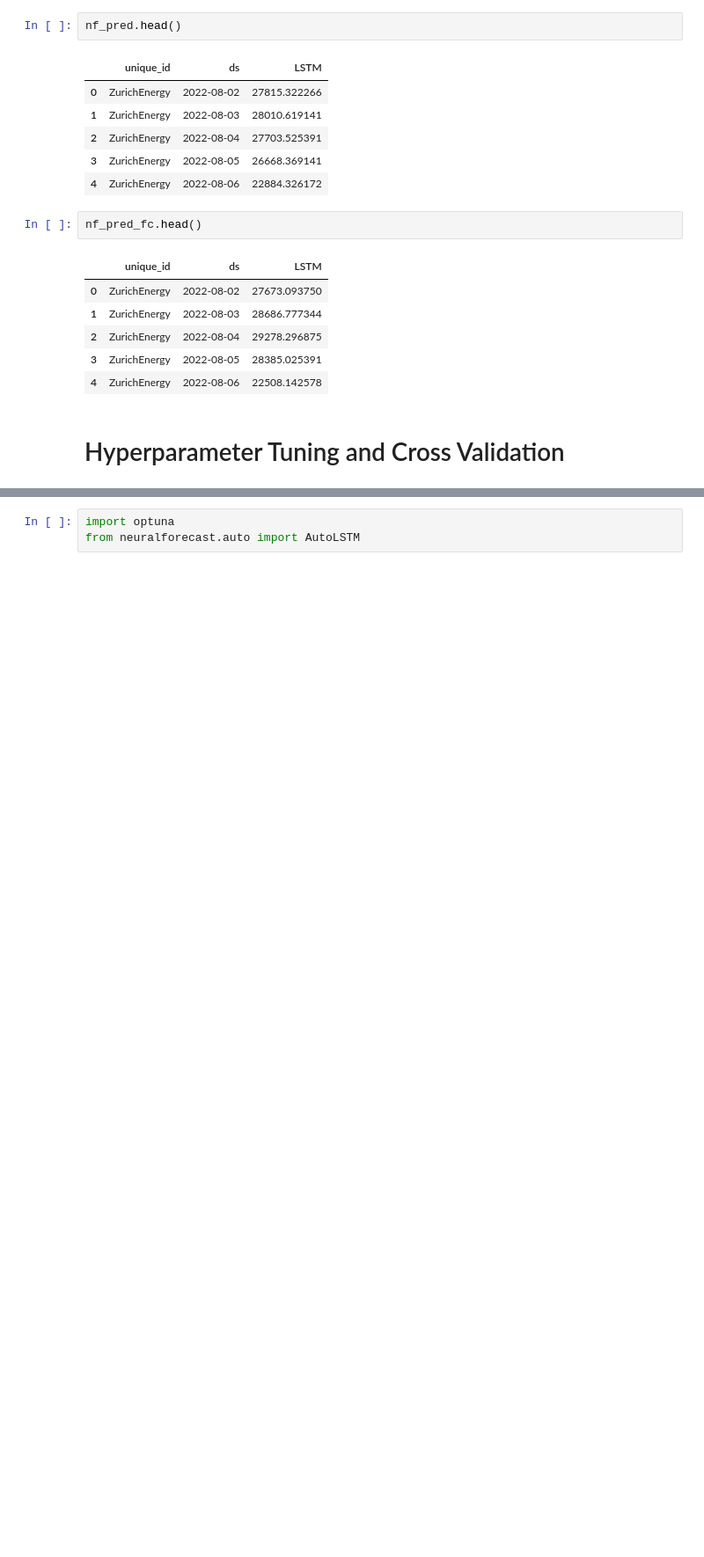
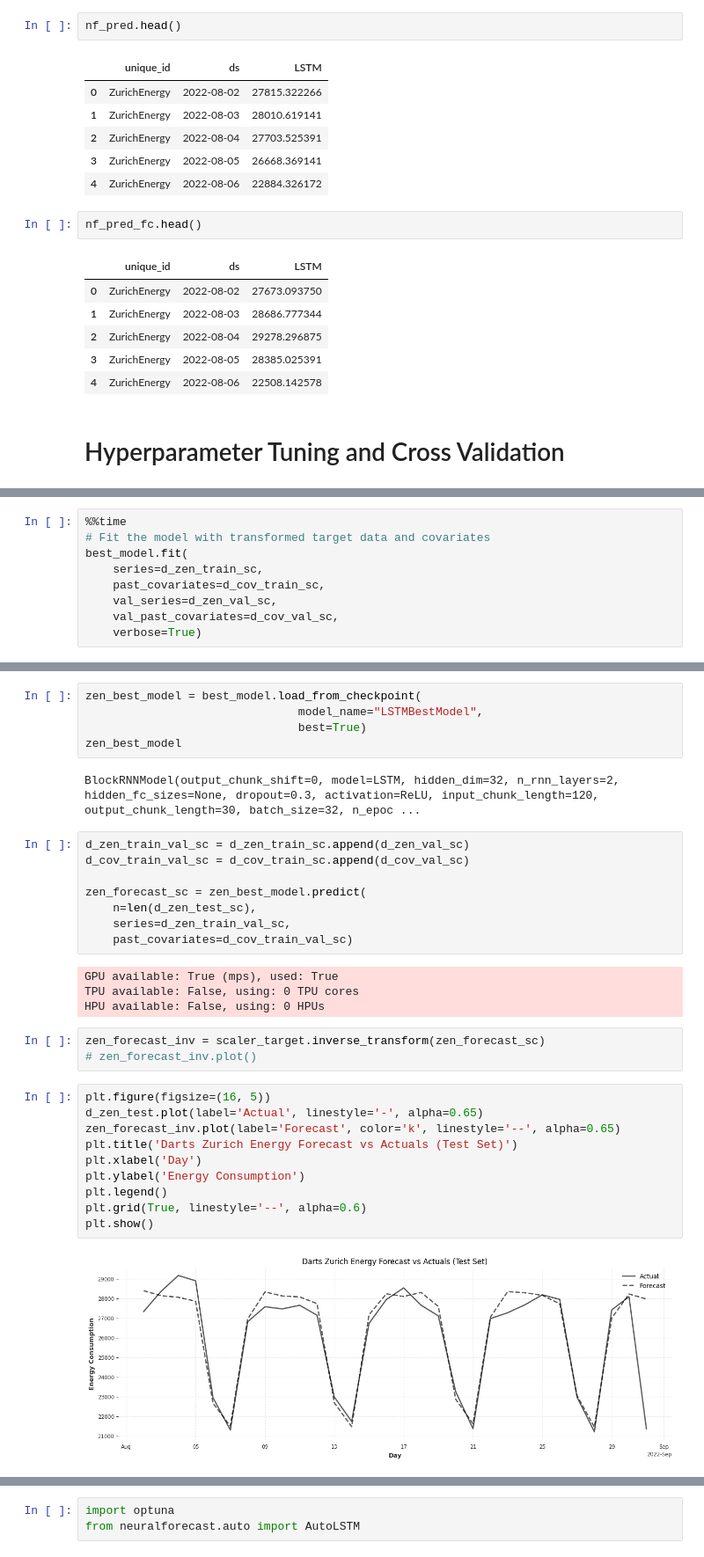
Before and after one commit to PacktPublishing/Time-Series-Analysis-with-Python-Cookbook-Second-Edition, a Jupyter notebook: code/Ch13/Chapter 13 (use this one).ipynb, the cells around one changed output, grey strips where cells are left out. Shown at 88% size. Drawn from its saved outputs; the diff is of its cells as text; blank space fills up the shorter version.

```diff
--- a/code/Ch13/Chapter 13 (use this one).ipynb
+++ b/code/Ch13/Chapter 13 (use this one).ipynb
@@ -1726,0 +1916,9 @@ nf_pred_fc.head()
+# %%
+%%time
+# Fit the model with transformed target data and covariates
+best_model.fit(
+    series=d_zen_train_sc,
+    past_covariates=d_cov_train_sc,
+    val_series=d_zen_val_sc,
+    val_past_covariates=d_cov_val_sc,
+    verbose=True)
@@ -1726,0 +1958,34 @@ nf_pred_fc.head()
+# %%
+zen_best_model = best_model.load_from_checkpoint(
+                               model_name="LSTMBestModel",
+                               best=True)
+zen_best_model
+# %% [output]
+BlockRNNModel(output_chunk_shift=0, model=LSTM, hidden_dim=32, n_rnn_layers=2, hidden_fc_sizes=None, dropout=0.3, activation=ReLU, input_chunk_length=120, output_chunk_length=30, batch_size=32, n_epoc ...
+# %%
+d_zen_train_val_sc = d_zen_train_sc.append(d_zen_val_sc)
+d_cov_train_val_sc = d_cov_train_sc.append(d_cov_val_sc)
+
+zen_forecast_sc = zen_best_model.predict(
+    n=len(d_zen_test_sc),
+    series=d_zen_train_val_sc,
+    past_covariates=d_cov_train_val_sc)
+# %% [output]
+GPU available: True (mps), used: True
+TPU available: False, using: 0 TPU cores
+HPU available: False, using: 0 HPUs
+# %%
+zen_forecast_inv = scaler_target.inverse_transform(zen_forecast_sc)
+# zen_forecast_inv.plot()
+# %%
+plt.figure(figsize=(16, 5))
+d_zen_test.plot(label='Actual', linestyle='-', alpha=0.65)
+zen_forecast_inv.plot(label='Forecast', color='k', linestyle='--', alpha=0.65)
+plt.title('Darts Zurich Energy Forecast vs Actuals (Test Set)')
+plt.xlabel('Day')
+plt.ylabel('Energy Consumption')
+plt.legend()
+plt.grid(True, linestyle='--', alpha=0.6)
+plt.show()
+# %% [output]
+[figure, added]
```
Also changed, not shown: parts of 38 cells of this notebook, 6 other files.
